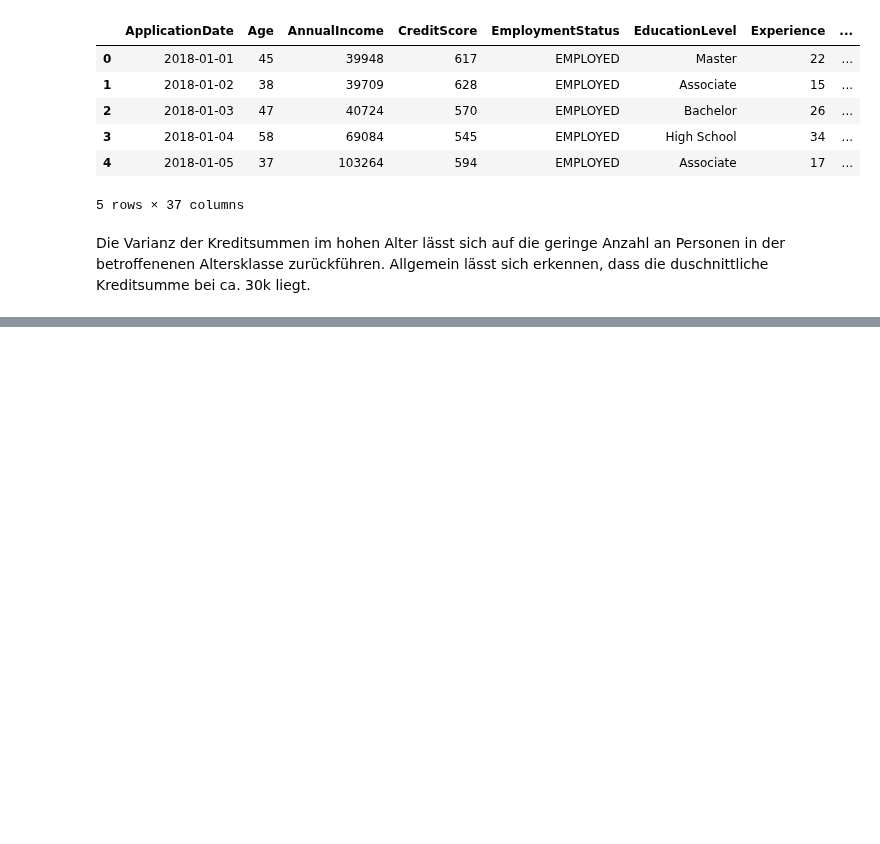
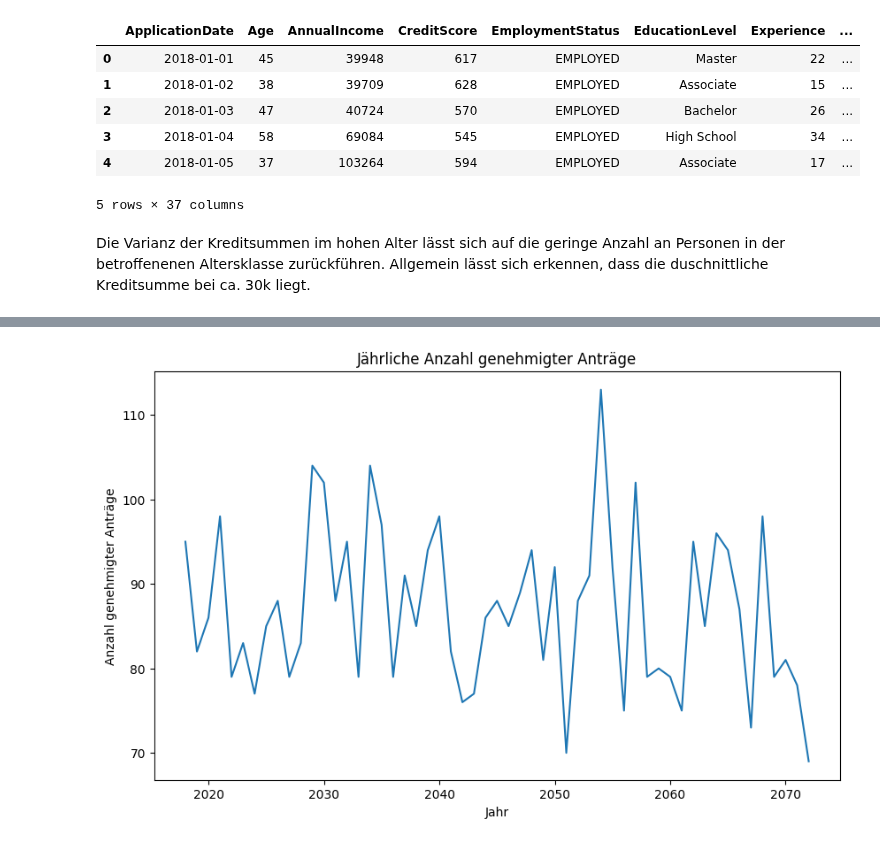
Before and after one commit to jovicdev97/financial-data-analytics, a Jupyter notebook: test.ipynb, the cells around one changed output, grey strips where cells are left out. Cells and saved outputs as stored; diff of their text form; code cells hidden in the pictures; blank space fills up the shorter version.

```diff
--- a/test.ipynb
+++ b/test.ipynb
@@ -374,0 +430,9 @@ Die Varianz der Kreditsummen im hohen Alter lässt sich auf die geringe Anzahl a
+# %%
+#Anforderung 3
+# Konvertierung der Spalte "ApplicationDate" in ein Datumsformat
+df['ApplicationDate'] = pd.to_datetime(df['ApplicationDate'])
+
+# Extrahieren des Jahres und Berechnung der Anzahl genehmigter Anträge pro Jahr
+approved_per_year = df[df['LoanApproved'] == 1].groupby(df['ApplicationDate'].dt.year).size()
+
+approved_per_year
@@ -374,0 +457,10 @@ Die Varianz der Kreditsummen im hohen Alter lässt sich auf die geringe Anzahl a
+# %%
+#Anforderung4
+plt.figure(figsize=(10, 6))
+plt.plot(approved_per_year.index, approved_per_year.values)
+plt.title("Jährliche Anzahl genehmigter Anträge")
+plt.xlabel("Jahr")
+plt.ylabel("Anzahl genehmigter Anträge")
+plt.show()
+# %% [output]
+[figure, added]
```
Also changed, not shown: parts of 5 cells of this notebook.
